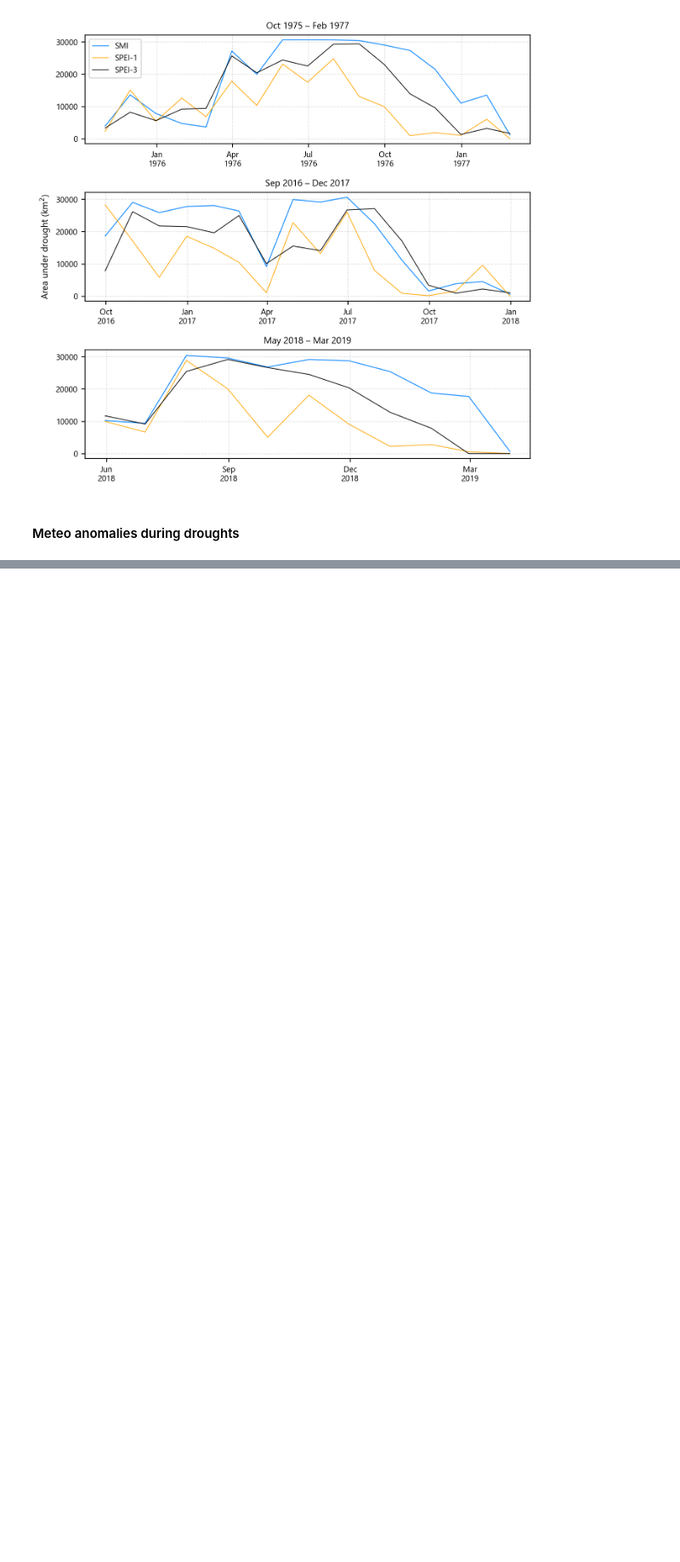
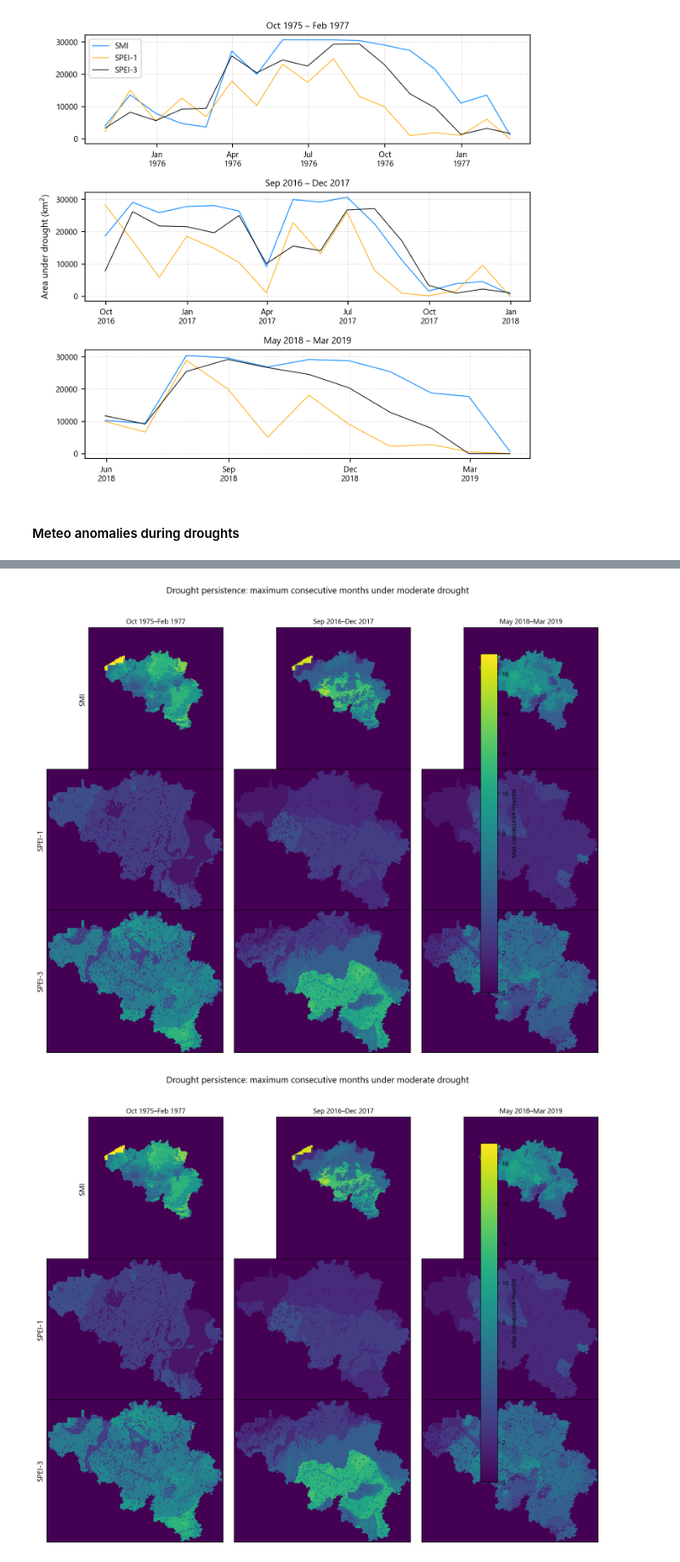
Before and after one commit to klekarkar/pre_post_process_mHM, a Jupyter notebook: py_SPEI.ipynb, the cells around one changed output, grey strips where cells are left out. Shown at 85% size. Drawn from its saved outputs; the diff is of its cells as text; code cells hidden in the pictures; blank space fills up the shorter version.

```diff
--- a/py_SPEI.ipynb
+++ b/py_SPEI.ipynb
@@ -312,0 +458,12 @@ pet_monthly = pet.resample(time='ME').sum()
+# %%
+# Figure A: persistence (max consecutive months)
+plot_3x3(
+    maxrun_maps,
+    events,
+    title="Drought persistence: maximum consecutive months under moderate drought",
+    cbar_label="Max consecutive months",
+    vmin=0
+)
+# %% [output]
+[figure, added]
+[figure, added]
```
Also changed, not shown: parts of 5 cells of this notebook, 5 other files.
